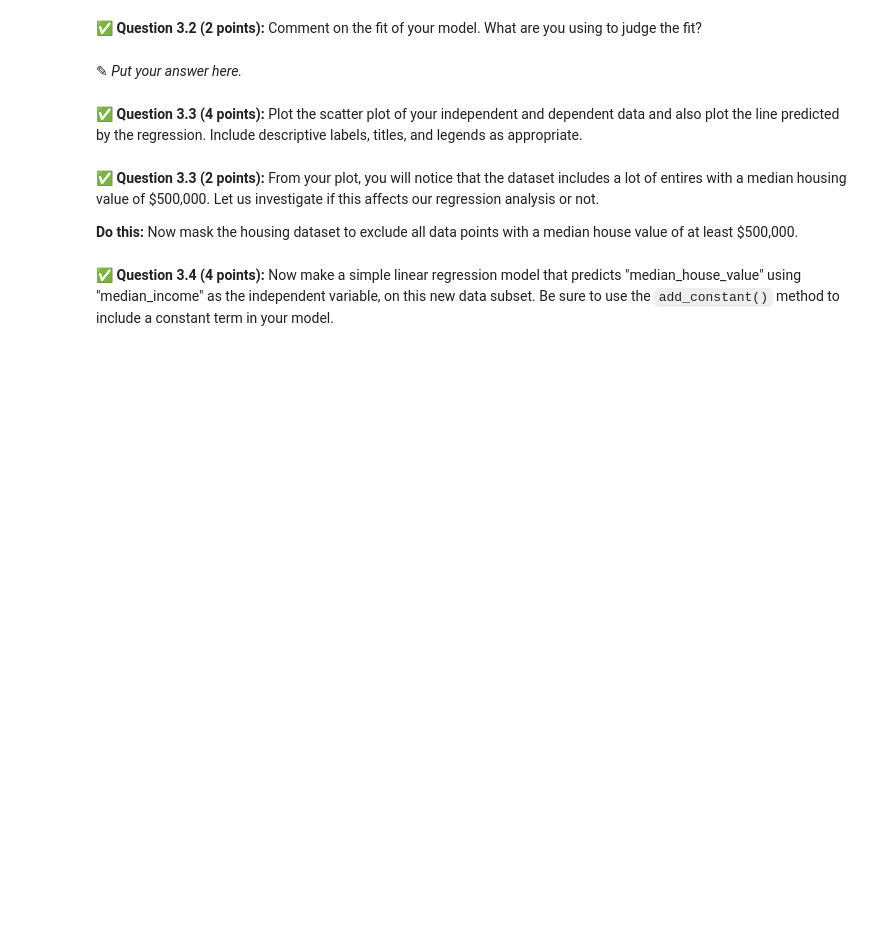
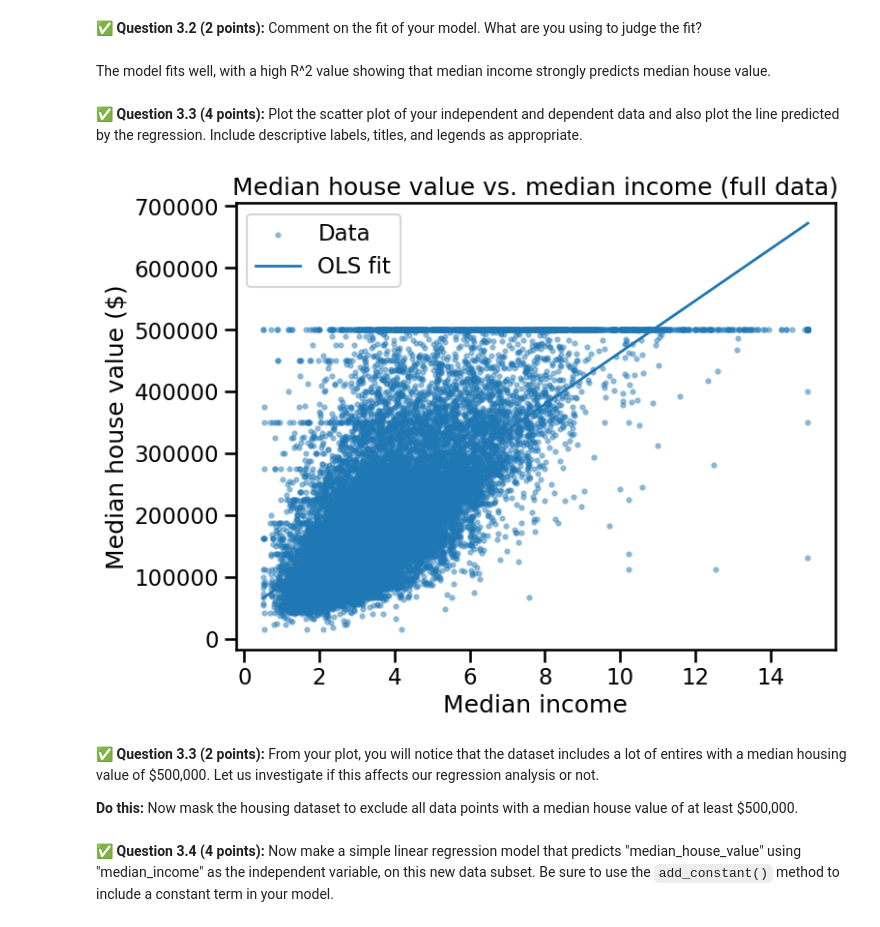
Before and after one commit to JonahXA/cmse202-f25-turnin, a Jupyter notebook: hw-03/HW-03_Regression-F25-STUDENT.ipynb, the cells around one changed output. Drawn from its saved outputs; the diff is of its cells as text; code cells hidden in the pictures; blank space fills up the shorter version.

```diff
--- a/hw-03/HW-03_Regression-F25-STUDENT.ipynb
+++ b/hw-03/HW-03_Regression-F25-STUDENT.ipynb
@@ -180,0 +179,9 @@ In this part, we'll perform some one-variable linear regression analysis on the
+# %%
+import statsmodels.api as sm
+import numpy as np
+import matplotlib.pyplot as plt
+
+X = sm.add_constant(df_clean["median_income"])
+y = df_clean["median_house_value"]
+model = sm.OLS(y, X).fit()
+model.summary()
@@ -181,6 +208,6 @@ In this part, we'll perform some one-variable linear regression analysis on the
 # %% [markdown]
 &#9989; **Question 3.2 (2 points):** Comment on the fit of your model. What are you using to judge the fit?
-# %% [markdown]
-<font size=+3>&#9998;</font>  _Put your answer here._
+# %% [markdown]
+The model fits well, with a high R^2 value showing that median income strongly predicts median house value.
 # %% [markdown]
 &#9989; **Question 3.3 (4 points):** Plot the scatter plot of your independent and dependent data and also plot the line predicted by the regression. Include descriptive labels, titles, and legends as appropriate.
@@ -189,3 +214,19 @@ In this part, we'll perform some one-variable linear regression analysis on the
+# %%
+income = df_clean["median_income"].to_numpy()
+y_true = df_clean["median_house_value"].to_numpy()
+b0, b1 = model.params["const"], model.params["median_income"]
+y_hat = b0 + b1 * income
+
+plt.figure(figsize=(8,6))
+plt.scatter(income, y_true, s=10, alpha=0.4, label="Data")
+plt.plot(np.sort(income), b0 + b1 * np.sort(income), linewidth=2, label="OLS fit")
+plt.xlabel("Median income")
+plt.ylabel("Median house value ($)")
+plt.title("Median house value vs. median income (full data)")
+plt.legend()
+plt.show()
+# %% [output]
+[figure, added]
 # %% [markdown]
 &#9989; **Question 3.3 (2 points):** From your plot, you will notice that the dataset includes a lot of entires with a median housing value of \$500,000. Let us investigate if this affects our regression analysis or not.
 
```
Also changed, not shown: parts of 11 cells of this notebook.
